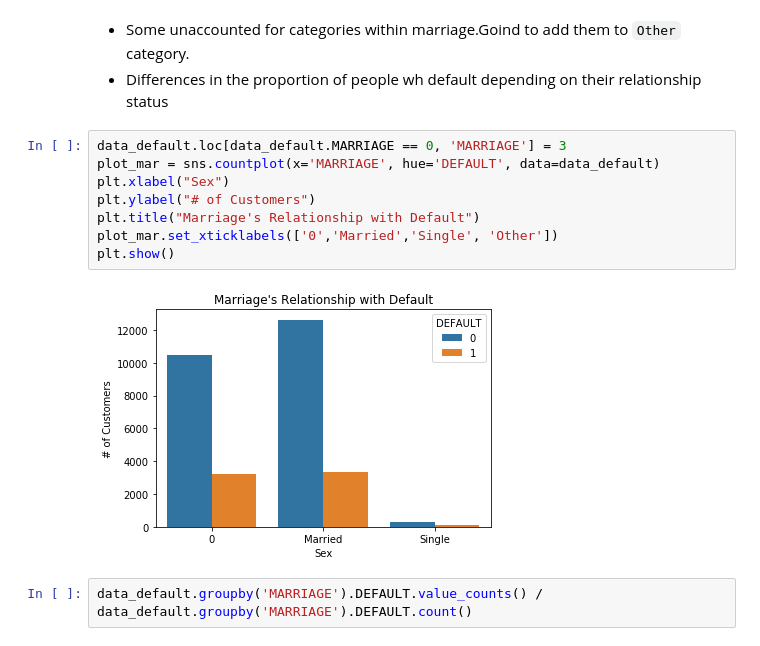
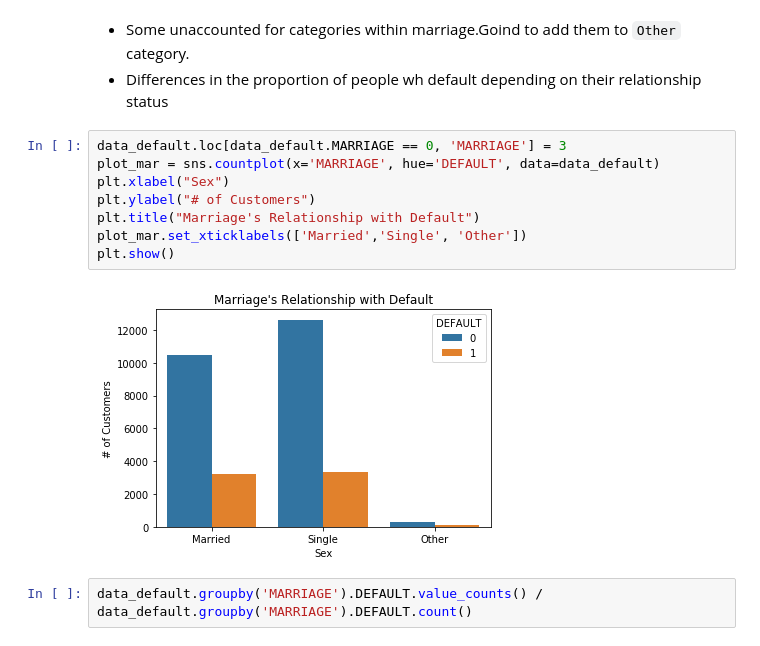
Before and after one commit to everittB/Credit_Default_Classification, a Jupyter notebook: src/default_classification.ipynb, the cells around one changed output. Saved outputs shown, nothing was run; the diff lists cells and outputs as text.

```diff
--- a/src/default_classification.ipynb
+++ b/src/default_classification.ipynb
@@ -234,13 +234,13 @@ Name: DEFAULT, dtype: float64
 # %%
 data_default.loc[data_default.MARRIAGE == 0, 'MARRIAGE'] = 3
 plot_mar = sns.countplot(x='MARRIAGE', hue='DEFAULT', data=data_default)
 plt.xlabel("Sex")
 plt.ylabel("# of Customers")
 plt.title("Marriage's Relationship with Default")
-plot_mar.set_xticklabels(['0','Married','Single', 'Other'])
+plot_mar.set_xticklabels(['Married','Single', 'Other'])
 plt.show()
 # %% [output]
-[figure, old version]
+[figure, new version]
 # %%
 data_default.groupby('MARRIAGE').DEFAULT.value_counts() / data_default.groupby('MARRIAGE').DEFAULT.count()
 # %% [output]
```
Also changed, not shown: parts of 12 cells of this notebook.
